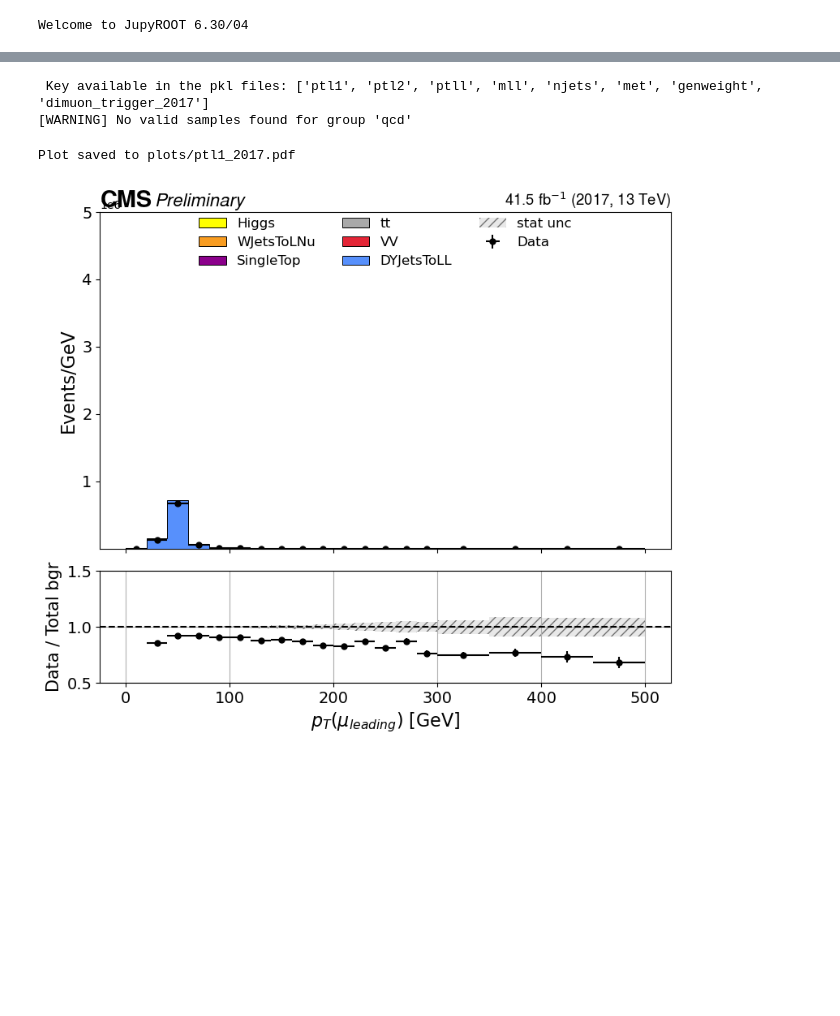
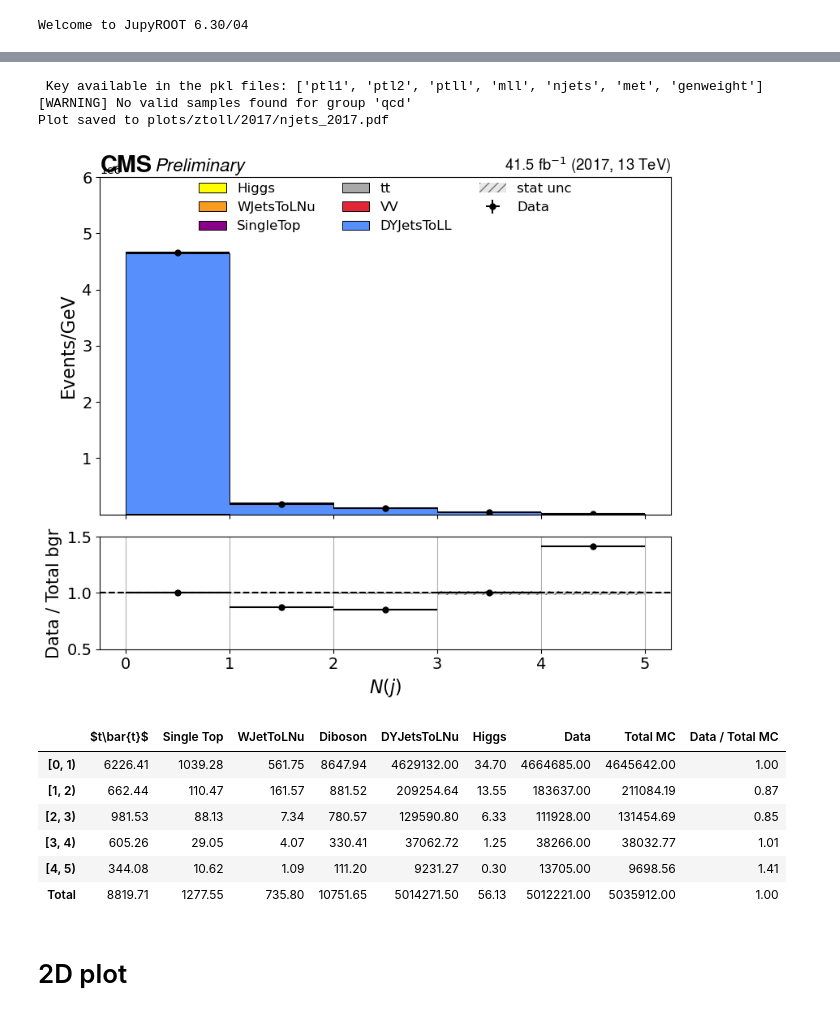
Before and after one commit to jreyesv063/Plotter, a Jupyter notebook: Z_mumu.ipynb, the cells around one changed output, grey strips where cells are left out. Saved outputs shown, nothing was run; the diff lists cells and outputs as text; code cells hidden in the pictures; blank space fills up the shorter version.

```diff
--- a/Z_mumu.ipynb
+++ b/Z_mumu.ipynb
@@ -12,9 +7,9 @@ Welcome to JupyROOT 6.30/04
 # General configs
 # --------------------
 year = "2017"
-samples_folder = f"/eos/user/j/jreyesve/WINDOWS/Desktop/New/z_mu_mu/no_ISR_v3/{year}"
+samples_folder = f"/eos/user/j/jreyesve/WINDOWS/Desktop/New_August/ztoll/{year}"
 
-output_folder = "plots_new_st" #"plots_no_st"
+output_folder = f"plots/ztoll/{year}" #"plots_no_st"
 lepton_flavor = "mu"
 
 # 2016APV and 2016 combined
@@ -23,7 +18,7 @@ combined_2016 = False
 # ---------------------
 #  pkl and json files
 # --------------------
-merge_jsons_and_pkls = True
+merge_jsons_and_pkls = False
 
 # -------------------------
 # Stadistical/ Systematic error
@@ -31,7 +26,6 @@ merge_jsons_and_pkls = True
 #  Normalization: xsec*Lumi
 # -------------------------
 systematic_error = True
-distribution_with_obj_level_var = "lepton_met_mass"
 
 stadistical_error_using = "cutflow"  # Se modificará para que lea las tablas con los eventos no pesados: cutflow_raw
 normalized_to = "sumw"               # Se puede normalizar a eventos no pesados "raw_initial_nevents" o pesados "sumw"
@@ -41,7 +35,7 @@ normalized_to = "sumw"               # Se puede normalizar a eventos no pesados
 #    Create root files
 # --------------------------
 root_files = True
-root_files_folder = "root_files"
+root_files_folder = f"{output_folder}/root"
 # %%
 # Creating a Plotter object
 plotter = Plotter(year = year,
@@ -54,7 +48,6 @@ plotter = Plotter(year = year,
                   merge_samples = merge_jsons_and_pkls,
 
                   systematic_error = systematic_error,
-                  distribution_with_obj_level_var = distribution_with_obj_level_var,
 
                   normalized_to = normalized_to,
                   stadistical_error_using = stadistical_error_using,
@@ -198,12 +330,38 @@ binning = [0, 20, 40, 60, 80, 100, 120, 140, 160, 180, 200, 220, 240, 260, 280,
 # %%
+# Hay un error en njets
+variable = "njets"
+binning = [0, 1, 2, 3, 4, 5]
+overflow = True
+underflow = True
+
+divided_GeV = True
+log_scale = False
+
+main_bgr = "dy"
+sf_bgr = 1.0
+
+y_axis_range = (0.1, 6000000)
+ratio_plot_limits = (0.5, 1.5)
+
 histos, group = plotter.get_plot_report(distribution = variable,
                         divided_GeV =divided_GeV, log = log_scale,
                         overflow = overflow, underflow = underflow,
                         main_bgr = main_bgr , sf_bgr = sf_bgr,
                         y_axis = y_axis_range, ratio_limits = ratio_plot_limits,
                         binning_hist = binning)
+
+plotter.event_table_by_bin()
 # %% [output]
- Key available in the pkl files: ['ptl1', 'ptl2', 'ptll', 'mll', 'njets', 'met', 'genweight', 'dimuon_trigger_2017']
+ Key available in the pkl files: ['ptl1', 'ptl2', 'ptll', 'mll', 'njets', 'met', 'genweight']
 [WARNING] No valid samples found for group 'qcd'
+Plot saved to plots/ztoll/2017/njets_2017.pdf
-Plot saved to plots/ptl1_2017.pdf
-[figure, old version]
+[figure, new version]
+|  | $t\bar{t}$ | Single Top | WJetToLNu | Diboson | DYJetsToLNu | Higgs | Data | Total MC | Data / Total MC |
+| [0, 1) | 6226.41 | 1039.28 | 561.75 | 8647.94 | 4629132.00 | 34.70 | 4664685.00 | 4645642.00 | 1.00 |
+| [1, 2) | 662.44 | 110.47 | 161.57 | 881.52 | 209254.64 | 13.55 | 183637.00 | 211084.19 | 0.87 |
+| [2, 3) | 981.53 | 88.13 | 7.34 | 780.57 | 129590.80 | 6.33 | 111928.00 | 131454.69 | 0.85 |
+| [3, 4) | 605.26 | 29.05 | 4.07 | 330.41 | 37062.72 | 1.25 | 38266.00 | 38032.77 | 1.01 |
+| [4, 5) | 344.08 | 10.62 | 1.09 | 111.20 | 9231.27 | 0.30 | 13705.00 | 9698.56 | 1.41 |
+| Total | 8819.71 | 1277.55 | 735.80 | 10751.65 | 5014271.50 | 56.13 | 5012221.00 | 5035912.00 | 1.00 |
+# %% [markdown]
+# 2D plot
```
Also changed, not shown: parts of 17 cells of this notebook, 9 other files.
